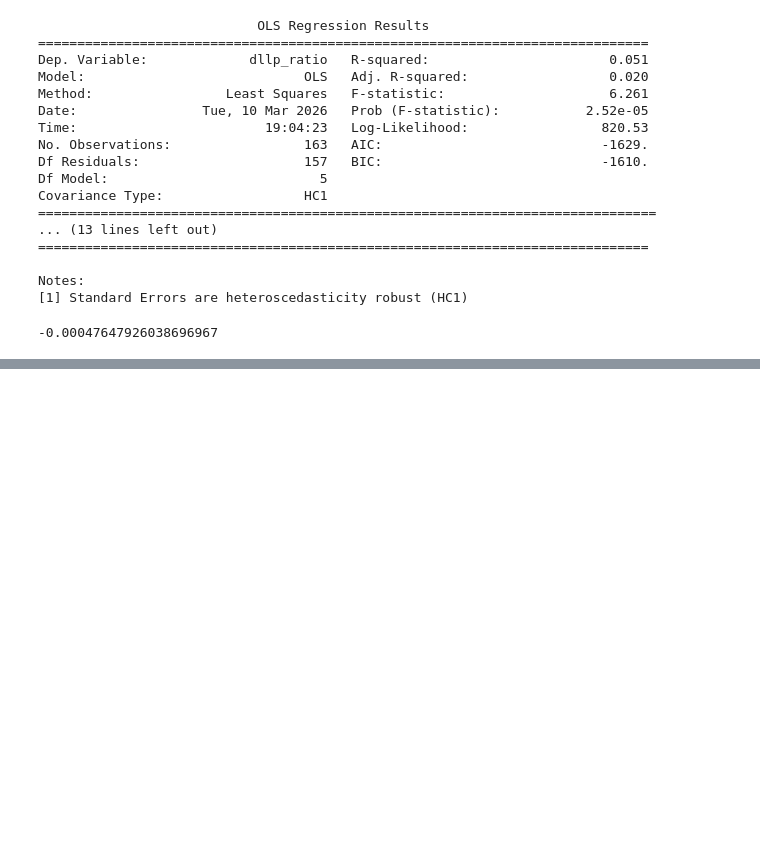
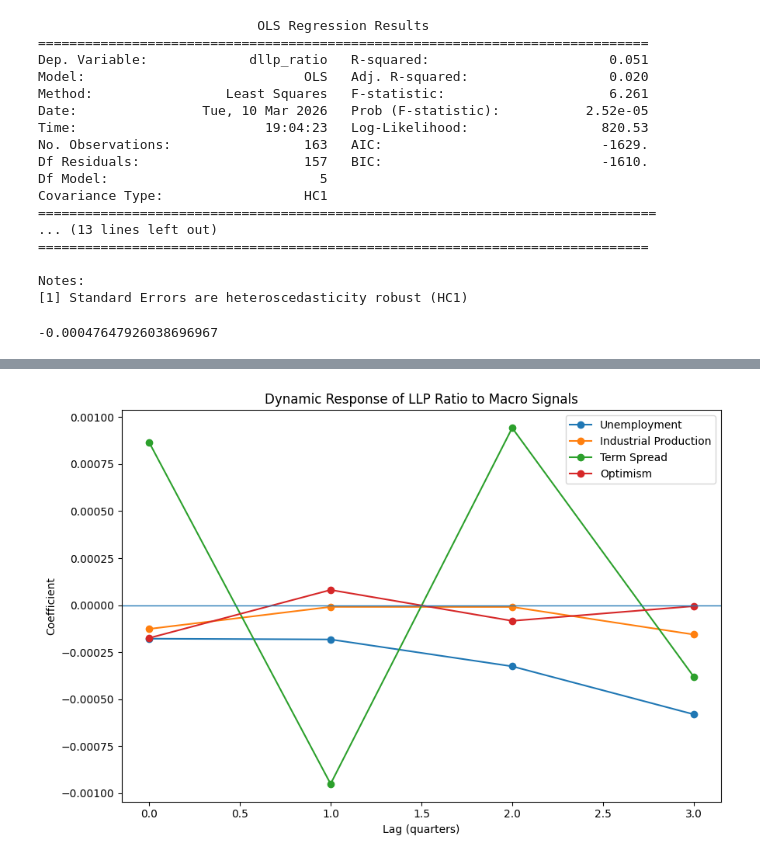
Before and after one commit to lukeroy007/4915_capstone, a Jupyter notebook: notebooks/02_eda.ipynb, the cells around one changed output, grey strips where cells are left out. Saved outputs shown, nothing was run; the diff lists cells and outputs as text; code cells hidden in the pictures; blank space fills up the shorter version.

```diff
--- a/notebooks/02_eda.ipynb
+++ b/notebooks/02_eda.ipynb
@@ -285,0 +450,9 @@ sum(model_ratio.params[1:])
+# %%
+X = df_reg[lag_vars]
+X = sm.add_constant(X)
+
+y = df_reg["dllp_ratio"]
+
+model_multi = sm.OLS(y, X).fit(cov_type="HC1")
+
+print(model_multi.summary())
@@ -285,0 +477,32 @@ sum(model_ratio.params[1:])
+# %%
+import matplotlib.pyplot as plt
+
+lags = range(0, 4)
+
+# Extract coefficients
+def get_coefs(var):
+    return [model_multi.params[f"{var}_lag{k}"] for k in lags]
+
+coef_unemp = get_coefs("dunemp")
+coef_indpro = get_coefs("dindpro")
+coef_spread = get_coefs("dspread")
+coef_optimism = get_coefs("doptimism")
+
+# Plot
+plt.figure(figsize=(9,6))
+
+plt.plot(lags, coef_unemp, marker='o', label="Unemployment")
+plt.plot(lags, coef_indpro, marker='o', label="Industrial Production")
+plt.plot(lags, coef_spread, marker='o', label="Term Spread")
+plt.plot(lags, coef_optimism, marker='o', label="Optimism")
+
+plt.axhline(0, linewidth=1)
+plt.xlabel("Lag (quarters)")
+plt.ylabel("Coefficient")
+plt.title("Dynamic Response of LLP Ratio to Macro Signals")
+plt.legend()
+
+plt.tight_layout()
+plt.show()
+# %% [output]
+[figure, added]
```
Also changed, not shown: parts of 15 cells of this notebook.
